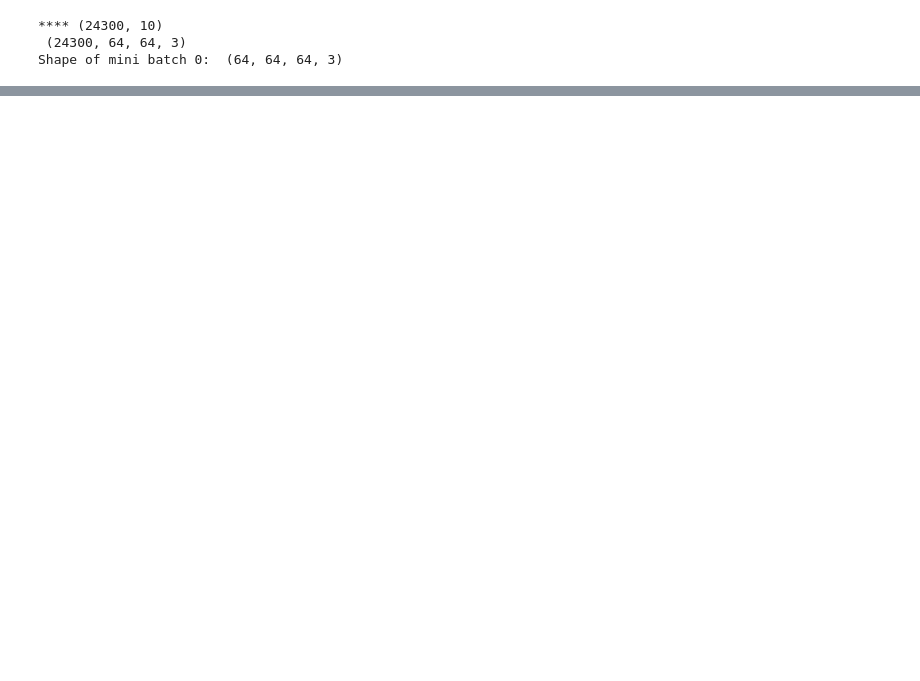
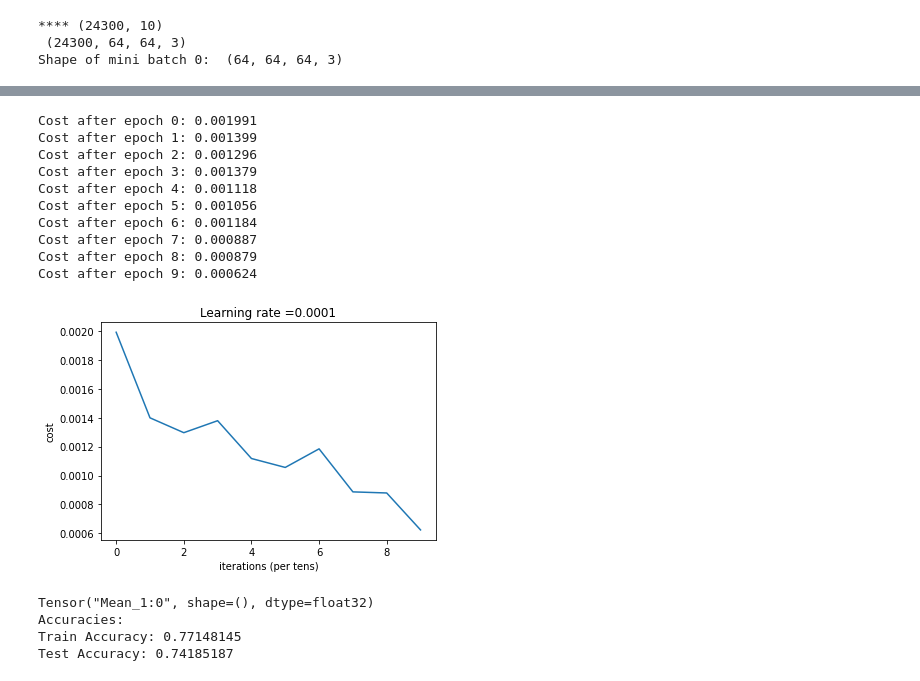
Before and after one commit to Hasan-Iqtedar/eurosat-classification, a Jupyter notebook: EusatHI.ipynb, the cells around one changed output, grey strips where cells are left out. Drawn from its saved outputs; the diff is of its cells as text; code cells hidden in the pictures; blank space fills up the shorter version.

```diff
--- a/EusatHI.ipynb
+++ b/EusatHI.ipynb
@@ -424,0 +504,18 @@ Tensor("Mean_1:0", shape=(), dtype=float32)
+# %%
+_,_, parameters = model(X_train, Y_train, X_test, Y_test)
+# %% [output]
+Cost after epoch 0: 0.001991
+Cost after epoch 1: 0.001399
+Cost after epoch 2: 0.001296
+Cost after epoch 3: 0.001379
+Cost after epoch 4: 0.001118
+Cost after epoch 5: 0.001056
+Cost after epoch 6: 0.001184
+Cost after epoch 7: 0.000887
+Cost after epoch 8: 0.000879
+Cost after epoch 9: 0.000624
+[figure, added]
+Tensor("Mean_1:0", shape=(), dtype=float32)
+Accuracies:
+Train Accuracy: 0.77148145
+Test Accuracy: 0.74185187
```
Also changed, not shown: parts of 31 cells of this notebook.
